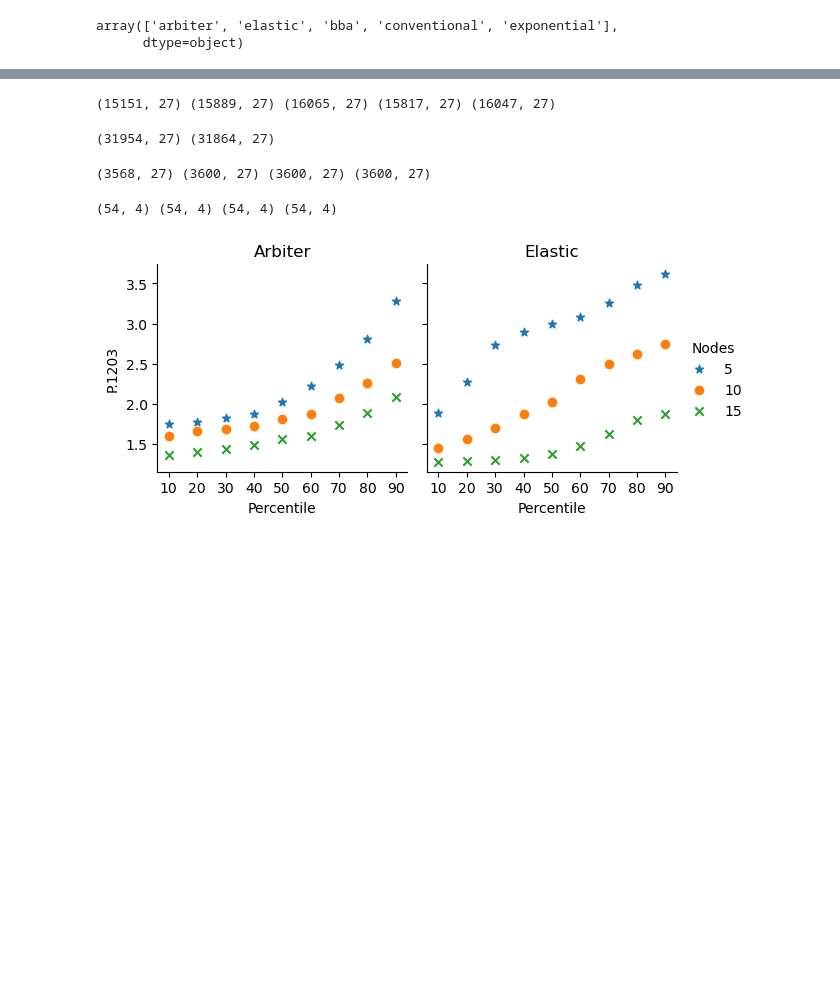
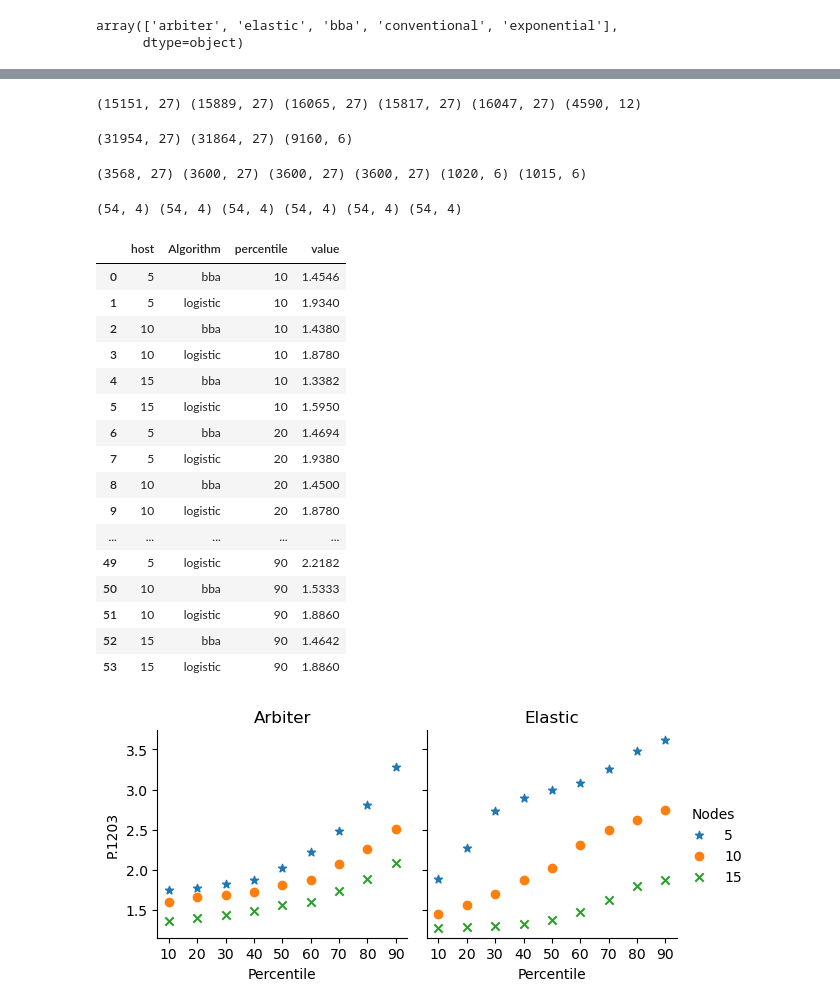
Before and after one commit to razaulmustafa852/adaptive-algorithms, a Jupyter notebook: results.ipynb, the cells around one changed output, grey strips where cells are left out. Cells and saved outputs as stored; diff of their text form; code cells hidden in the pictures; blank space fills up the shorter version.

```diff
--- a/results.ipynb
+++ b/results.ipynb
@@ -47,11 +94,11 @@ con_exp = df[(df['Algorithm']=='conventional') | (df['Algorithm']=='exponential'
 # %%
-print(bba.shape, arbiter.shape,elastic.shape,conventional.shape,exponential.shape)
+print(bba.shape, arbiter.shape,elastic.shape,conventional.shape,exponential.shape, logistic.shape)
 # %% [output]
-(15151, 27) (15889, 27) (16065, 27) (15817, 27) (16047, 27)
+(15151, 27) (15889, 27) (16065, 27) (15817, 27) (16047, 27) (4590, 12)
 # %%
-print(arb_ela.shape, con_exp.shape)
+print(arb_ela.shape, con_exp.shape, bba_logistic.shape)
 # %% [output]
-(31954, 27) (31864, 27)
+(31954, 27) (31864, 27) (9160, 6)
 # %%
 # arbiter.groupby(['host', 'band','delay']).size().reset_index(name='count')
 # %%
@@ -63,7 +117,7 @@ worst_con_exp = con_exp[(con_exp['band']==5) & (con_exp['delay']==100)]
 # %%
-print(best_arb_ela.shape, worst_arb_ela.shape, best_con_exp.shape, worst_con_exp.shape)
+print(best_arb_ela.shape, worst_arb_ela.shape, best_con_exp.shape, worst_con_exp.shape, best_bba_log.shape, worst_bba_log.shape)
 # %% [output]
-(3568, 27) (3600, 27) (3600, 27) (3600, 27)
+(3568, 27) (3600, 27) (3600, 27) (3600, 27) (1020, 6) (1015, 6)
 # %%
 import pandas as pd
 import numpy as np
@@ -114,10 +168,33 @@ df_worst_arb_ela = compute_percentiles(worst_arb_ela)
 df_best_con_exp = compute_percentiles(best_con_exp)
 df_worst_con_exp = compute_percentiles(worst_con_exp)
 
+df_best_bba_log = compute_percentiles(best_bba_log)
+df_worst_bba_log = compute_percentiles(worst_bba_log)
 
-print(df_best_arb_ela.shape, df_worst_arb_ela.shape, df_best_con_exp.shape, df_worst_con_exp.shape)
+
+print(df_best_arb_ela.shape, df_worst_arb_ela.shape, df_best_con_exp.shape, df_worst_con_exp.shape, df_best_bba_log.shape,df_worst_bba_log.shape)
 # %% [output]
-(54, 4) (54, 4) (54, 4) (54, 4)
+(54, 4) (54, 4) (54, 4) (54, 4) (54, 4) (54, 4)
+# %%
+df_best_bba_log
+# %% [output]
+|  | host | Algorithm | percentile | value |
+| 0 | 5 | bba | 10 | 1.4546 |
+| 1 | 5 | logistic | 10 | 1.9340 |
+| 2 | 10 | bba | 10 | 1.4380 |
+| 3 | 10 | logistic | 10 | 1.8780 |
+| 4 | 15 | bba | 10 | 1.3382 |
+| 5 | 15 | logistic | 10 | 1.5950 |
+| 6 | 5 | bba | 20 | 1.4694 |
+| 7 | 5 | logistic | 20 | 1.9380 |
+| 8 | 10 | bba | 20 | 1.4500 |
+| 9 | 10 | logistic | 20 | 1.8780 |
+| ... | ... | ... | ... | ... |
+| 49 | 5 | logistic | 90 | 2.2182 |
+| 50 | 10 | bba | 90 | 1.5333 |
+| 51 | 10 | logistic | 90 | 1.8860 |
+| 52 | 15 | bba | 90 | 1.4642 |
+| 53 | 15 | logistic | 90 | 1.8860 |
 # %%
 import seaborn as sns
 import matplotlib.pyplot as plt
```
Also changed, not shown: parts of 10 cells of this notebook.
